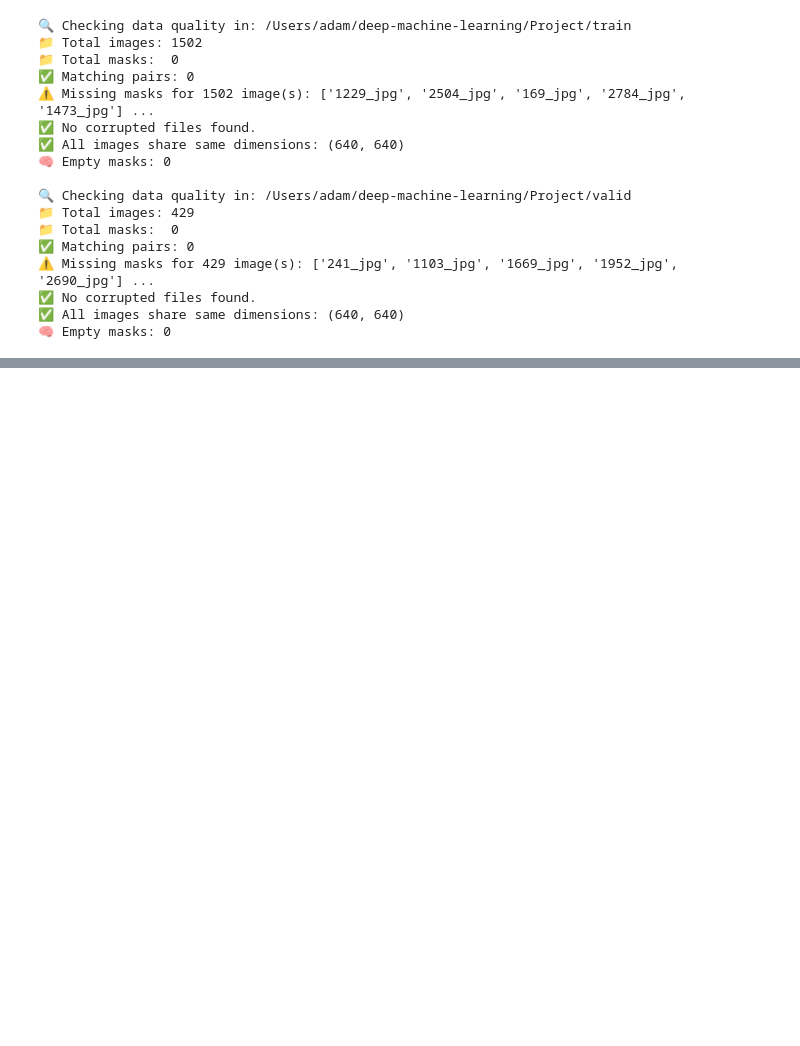
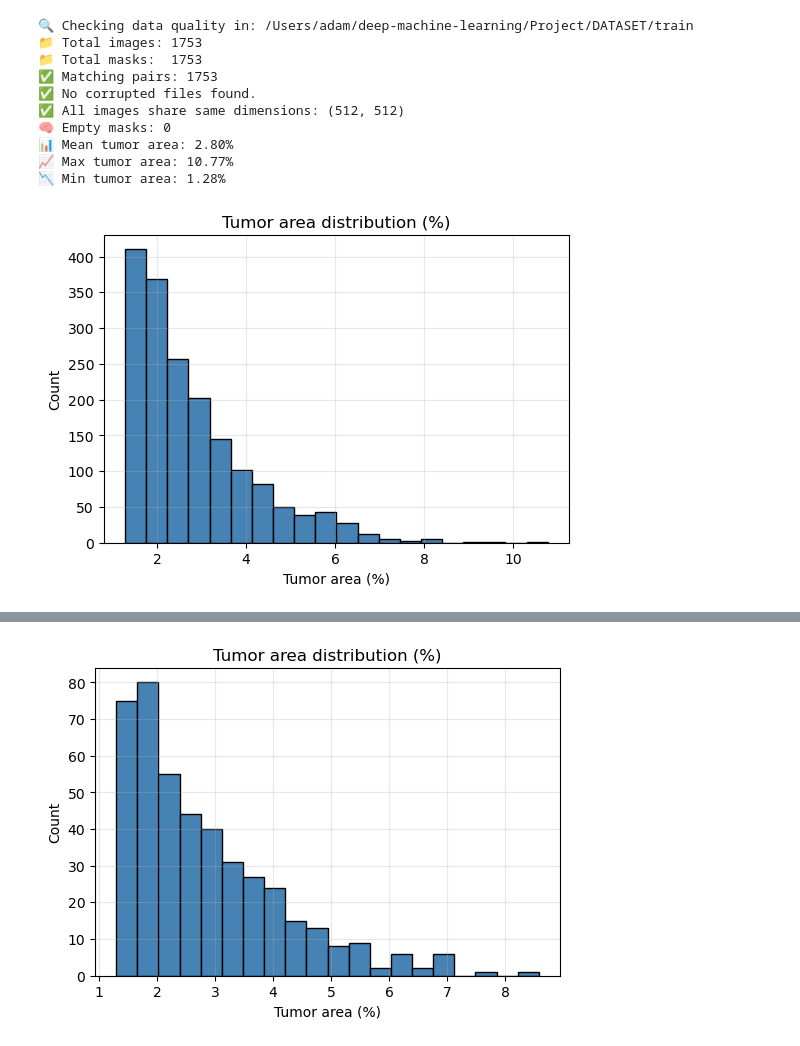
Before and after one commit to Frasse00/Project_DML, a Jupyter notebook: Project_DML.ipynb, the cells around one changed output, grey strips where cells are left out. Cells and saved outputs as stored; diff of their text form; code cells hidden in the pictures; blank space fills up the shorter version.

```diff
--- a/Project_DML.ipynb
+++ b/Project_DML.ipynb
@@ -109,22 +75,8 @@ generate_masks_from_coco(os.path.join(project_root, "valid"))
 # %%
-
-import os
-import numpy as np
-from pathlib import Path
-from PIL import Image
-import matplotlib.pyplot as plt
-
-
 def check_data_quality(split_dir: str, visualize: bool = True):
     """
     Comprehensive data quality check for image segmentation datasets.
-
-    Args:
-        split_dir (str): Path to dataset split folder (e.g., 'PROJECT/train')
-        visualize (bool): Whether to show histograms and examples
-
-    Returns:
-        dict: summary statistics about data quality
+    Works with .png or .jpg, and both 'val' and 'valid' folders.
     """
     split_path = Path(split_dir)
     images_dir = split_path / "images"
@@ -132,14 +84,12 @@ def check_data_quality(split_dir: str, visualize: bool = True):
 
     print(f"\n🔍 Checking data quality in: {split_dir}")
 
-    image_exts = {".jpg"}
+    image_exts = {".png", ".jpg", ".jpeg"}
     image_files = sorted([f for f in images_dir.iterdir() if f.suffix.lower() in image_exts])
     mask_files = sorted([f for f in masks_dir.iterdir() if f.suffix.lower() in image_exts])
 
-    # Extract base names
-    image_bases = {f.stem.split('.')[0] for f in image_files}
-    mask_bases = {f.stem.replace('_mask', '').split('.')[0] for f in mask_files}
-
+    image_bases = {f.stem for f in image_files}
+    mask_bases = {f.stem.replace('_mask', '') for f in mask_files}
 
     missing_masks = image_bases - mask_bases
     extra_masks = mask_bases - image_bases
@@ -150,10 +100,9 @@ def check_data_quality(split_dir: str, visualize: bool = True):
     print(f"✅ Matching pairs: {matches}")
 
     if missing_masks:
-        print(f"⚠️ Missing masks for {len(missing_masks)} image(s): {list(missing_masks)[:5]}{' ...' if len(missing_masks)>5 else ''}")
+        print(f"⚠️ Missing masks for {len(missing_masks)}: {list(missing_masks)[:5]}...")
     if extra_masks:
-        print(f"⚠️ Extra masks (no image) for {len(extra_masks)}: {list(extra_masks)[:5]}{' ...' if len(extra_masks)>5 else ''}")
-
+        print(f"⚠️ Extra masks without image: {list(extra_masks)[:5]}...")
 
     corrupted_images, corrupted_masks = [], []
     for img_path in image_files:
@@ -168,13 +117,12 @@ def check_data_quality(split_dir: str, visualize: bool = True):
             corrupted_masks.append(mask_path.name)
 
     if corrupted_images or corrupted_masks:
-        print(f"❌ Corrupted images: {len(corrupted_images)}, Corrupted masks: {len(corrupted_masks)}")
+        print(f"❌ Corrupted images: {len(corrupted_images)}, masks: {len(corrupted_masks)}")
     else:
         print("✅ No corrupted files found.")
 
-
     dims = []
-    for img_path in image_files[:50]:  # check first 50
+    for img_path in image_files[:50]:
         try:
             img = Image.open(img_path)
             dims.append(img.size)
@@ -186,17 +134,15 @@ def check_data_quality(split_dir: str, visualize: bool = True):
     else:
         print(f"✅ All images share same dimensions: {unique_dims.pop()}")
 
-
     empty_masks = []
     tumor_ratios = []
-
     for mask_path in mask_files:
         try:
             mask = np.array(Image.open(mask_path))
             if mask.max() == 0:
                 empty_masks.append(mask_path.name)
             else:
-                ratio = mask.sum() / mask.size / 255  # proportion of tumor pixels
+                ratio = mask.sum() / (mask.size * 255)
                 tumor_ratios.append(ratio)
         except Exception:
             continue
@@ -208,46 +154,48 @@ def check_data_quality(split_dir: str, visualize: bool = True):
         print(f"📉 Min tumor area: {np.min(tumor_ratios)*100:.2f}%")
 
         if visualize:
             plt.figure(figsize=(6,4))
             plt.hist(np.array(tumor_ratios)*100, bins=20, color='steelblue', edgecolor='black')
             plt.title("Tumor area distribution (%)")
             plt.xlabel("Tumor area (%)")
             plt.ylabel("Count")
             plt.grid(alpha=0.3)
             plt.show()
 
     return {
         "total_images": len(image_files),
         "total_masks": len(mask_files),
         "matching_pairs": matches,
         "missing_masks": len(missing_masks),
         "extra_masks": len(extra_masks),
         "corrupted_images": len(corrupted_images),
         "corrupted_masks": len(corrupted_masks),
         "empty_masks": len(empty_masks),
         "mean_tumor_area": float(np.mean(tumor_ratios)) if tumor_ratios else None,
         "max_tumor_area": float(np.max(tumor_ratios)) if tumor_ratios else None,
         "min_tumor_area": float(np.min(tumor_ratios)) if tumor_ratios else None,
     }
 
 
+# ===============================
+# 3️⃣ RUN PIPELINE
+# ===============================
+project_root = "/Users/adam/deep-machine-learning/Project/DATASET"
+
+# Step 1: Merge + Split dataset (set move=True if you don’t want to duplicate)
+
+# Step 2: Run quality checks
 train_stats = check_data_quality(os.path.join(project_root, "train"))
-valid_stats = check_data_quality(os.path.join(project_root, "valid"))
+val_stats = check_data_quality(os.path.join(project_root, "val"))
 # %% [output]
-🔍 Checking data quality in: /Users/adam/deep-machine-learning/Project/train
-📁 Total images: 1502
-📁 Total masks:  0
-✅ Matching pairs: 0
-⚠️ Missing masks for 1502 image(s): ['1229_jpg', '2504_jpg', '169_jpg', '2784_jpg', '1473_jpg'] ...
+🔍 Checking data quality in: /Users/adam/deep-machine-learning/Project/DATASET/train
+📁 Total images: 1753
+📁 Total masks:  1753
+✅ Matching pairs: 1753
 ✅ No corrupted files found.
-✅ All images share same dimensions: (640, 640)
+✅ All images share same dimensions: (512, 512)
 🧠 Empty masks: 0
-
-🔍 Checking data quality in: /Users/adam/deep-machine-learning/Project/valid
-📁 Total images: 429
-📁 Total masks:  0
-✅ Matching pairs: 0
-⚠️ Missing masks for 429 image(s): ['241_jpg', '1103_jpg', '1669_jpg', '1952_jpg', '2690_jpg'] ...
-✅ No corrupted files found.
-✅ All images share same dimensions: (640, 640)
-🧠 Empty masks: 0
+📊 Mean tumor area: 2.80%
+📈 Max tumor area: 10.77%
+📉 Min tumor area: 1.28%
+[figure, added]
@@ -254 +212,2 @@ valid_stats = check_data_quality(os.path.join(project_root, "valid"))
+[figure, added]
 # %%
```
Also changed, not shown: parts of 11 cells of this notebook.
